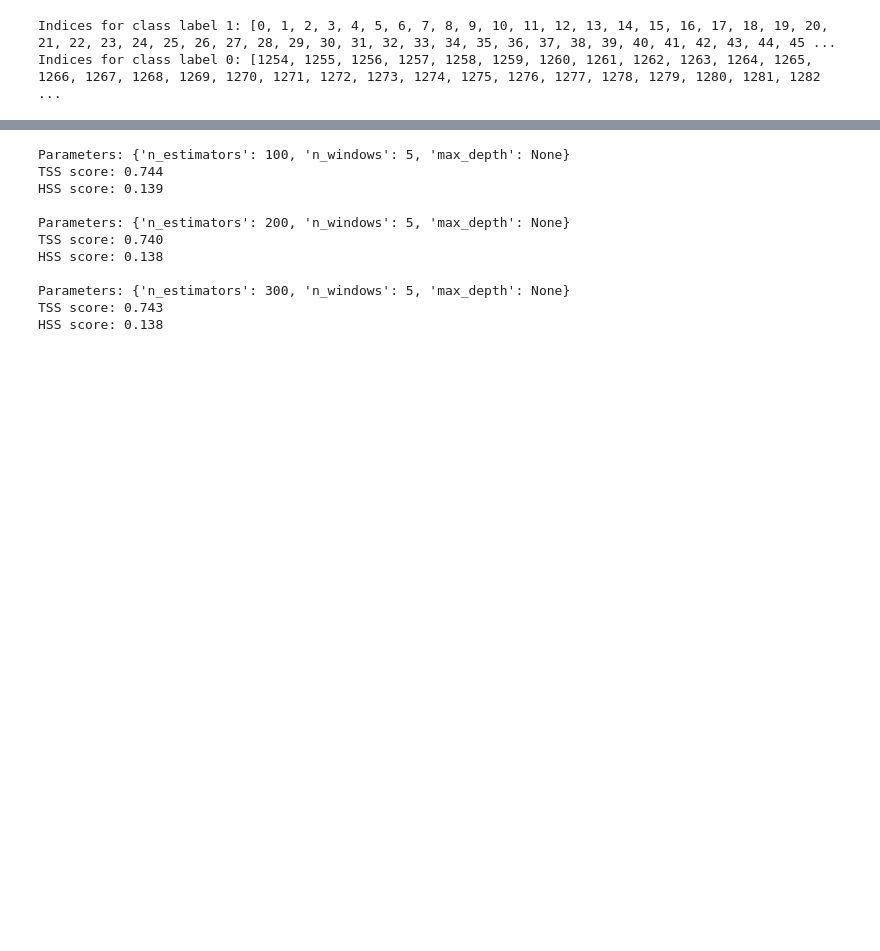
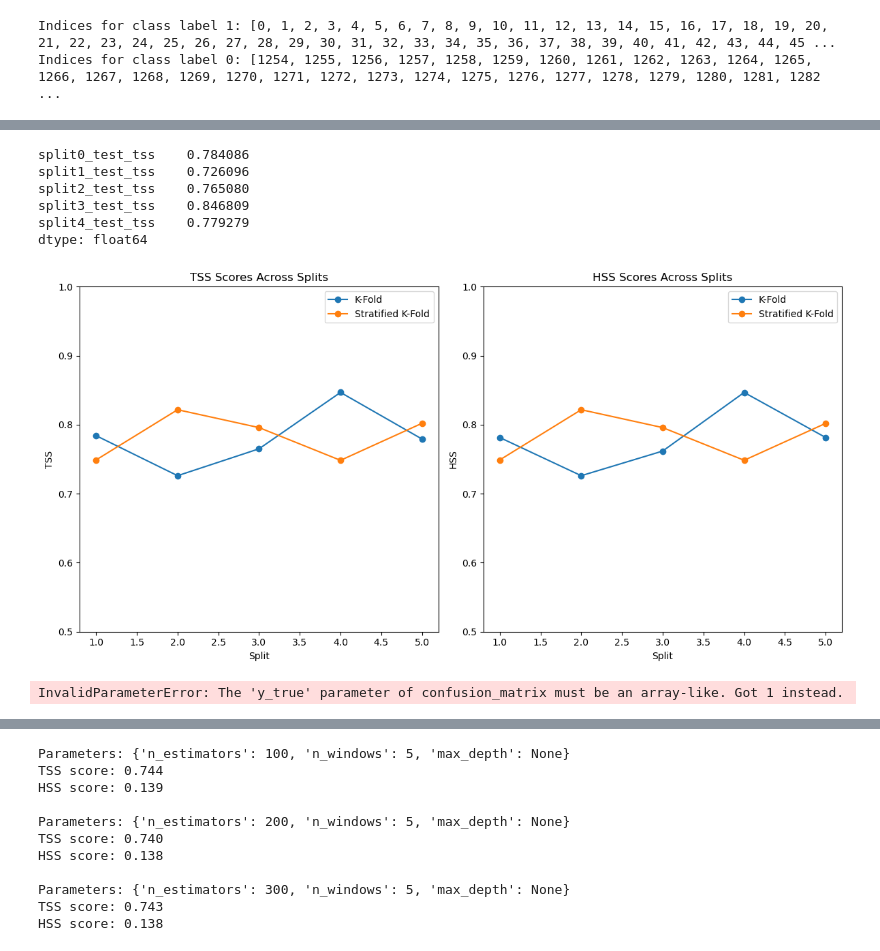
Before and after one commit to Afrid1045/SWAN_SF_Solar_Flare_Prediction, a Jupyter notebook: Multivariate_classifier.ipynb, the cells around one changed output, grey strips where cells are left out. Drawn from its saved outputs; the diff is of its cells as text; code cells hidden in the pictures; blank space fills up the shorter version.

```diff
--- a/Multivariate_classifier.ipynb
+++ b/Multivariate_classifier.ipynb
@@ -487,0 +602,8 @@ grid_search.best_score_
+# %%
+results_stratified = pd.DataFrame(grid_search_stratified.cv_results_)
+
+print("Best Parameters:", grid_search_stratified.best_params_)
+print("Best TSS:", grid_search_stratified.best_score_)
+
+best_hss_score_strat = results_stratified.loc[grid_search_stratified.best_index_, 'mean_test_hss']
+print("Best HSS:", best_hss_score_strat)
@@ -488,3 +681,70 @@ grid_search.best_score_
+# %%
+# Combine scores across splits
+tss_scores_kfold = results_df[tss_columns_kfold].mean(axis=0)
+hss_scores_kfold = results_df[hss_columns_kfold].mean(axis=0)
+
+tss_scores_stratified = results_stratified[tss_columns_stratified].mean(axis=0)
+hss_scores_stratified = results_stratified[hss_columns_stratified].mean(axis=0)
+
+
+tss_scores_kfold
+# %% [output]
+split0_test_tss    0.784086
+split1_test_tss    0.726096
+split2_test_tss    0.765080
+split3_test_tss    0.846809
+split4_test_tss    0.779279
+dtype: float64
+# %%
+splits_kfold = np.arange(1, len(tss_scores_kfold) + 1)
+splits_stratified = np.arange(1, len(tss_scores_stratified) + 1)
+
+plt.figure(figsize=(12, 6))
+
+plt.subplot(1, 2, 1)
+plt.plot(splits_kfold, tss_scores_kfold, label='K-Fold', marker='o')
+plt.plot(splits_stratified, tss_scores_stratified, label='Stratified K-Fold', marker='o')
+plt.title('TSS Scores Across Splits')
+plt.xlabel('Split')
+plt.ylabel('TSS')
+plt.legend()
+plt.ylim([0.5, 1])
+
+# Plot HSS scores
+plt.subplot(1, 2, 2)
+plt.plot(splits_kfold, hss_scores_kfold, label='K-Fold', marker='o')
+plt.plot(splits_stratified, hss_scores_stratified, label='Stratified K-Fold', marker='o')
+plt.title('HSS Scores Across Splits')
+plt.xlabel('Split')
+plt.ylabel('HSS')
+plt.legend()
+plt.ylim([0.5, 1])
+
+plt.tight_layout()
+plt.show()
+# %% [output]
+[figure, added]
+# %%
+# Function to plot confusion matrix
+def plot_confusion(y_true, y_pred, method):
+    cm = confusion_matrix(y_true, y_pred)
+    plt.figure(figsize=(6, 6))
+    sns.heatmap(cm, annot=True, fmt="d", cmap="Blues", cbar=False)
+    plt.title(f'Confusion Matrix - {method}')
+    plt.xlabel('Predicted')
+    plt.ylabel('True')
+    plt.show()
+
+# Assuming y_true_kfold, y_pred_kfold, y_true_stratified, y_pred_stratified are defined for each fold
+
+# Plot confusion matrices for each fold
+for i in range(len(y_test)):
+    plot_confusion(y_test[i], y_pred[i], method='K-Fold, Split {}'.format(i + 1))
+
+for i in range(len(y_test)):
+    plot_confusion(y_test[i], y_pred_strat[i], method='Stratified K-Fold, Split {}'.format(i + 1))
+# %% [output]
+InvalidParameterError: The 'y_true' parameter of confusion_matrix must be an array-like. Got 1 instead.
 # %%
 heatmap_data = results_df[['param_estimator__criterion', 'param_estimator__max_depth',
                             'param_estimator__min_window_size', 'param_estimator__n_estimators',
```
Also changed, not shown: parts of 31 cells of this notebook.
